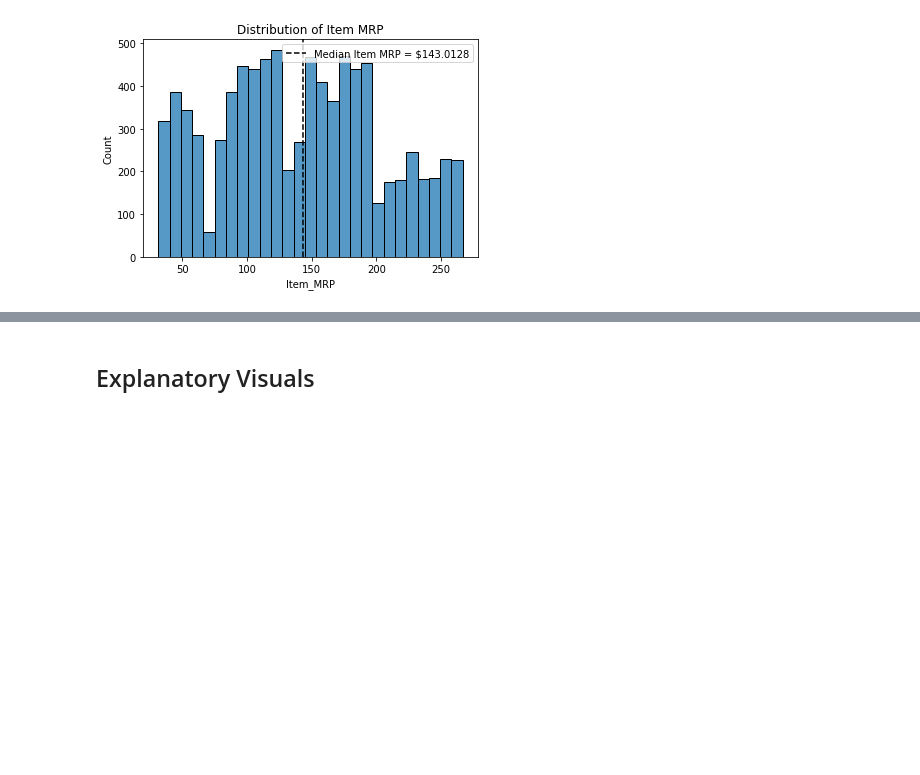
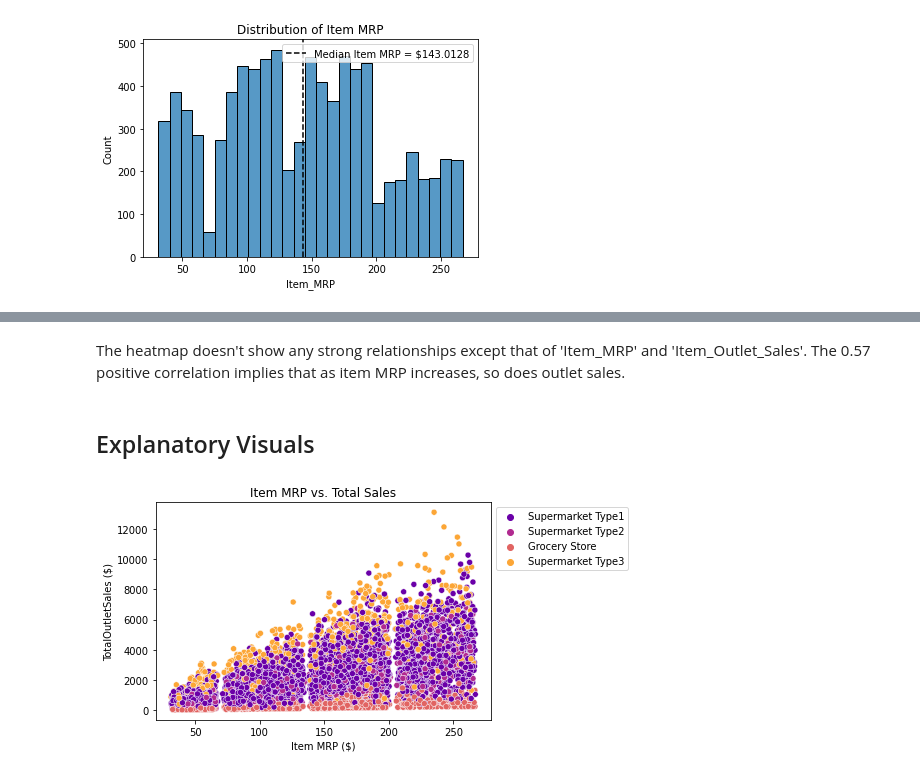
Before and after one commit to jakew4/Grocery-Sales-Prediction-Project, a Jupyter notebook: project1.ipynb, the cells around one changed output, grey strips where cells are left out. Saved outputs shown, nothing was run; the diff lists cells and outputs as text; code cells hidden in the pictures; blank space fills up the shorter version.

```diff
--- a/project1.ipynb
+++ b/project1.ipynb
@@ -262,2 +263,13 @@ sns.heatmap(corr, cmap = 'Greens', annot = True)
+# %% [markdown]
+The heatmap doesn't show any strong relationships except that of 'Item_MRP' and 'Item_Outlet_Sales'. The 0.57 positive correlation implies that as item MRP increases, so does outlet sales.
 # %% [markdown]
 ## Explanatory Visuals
+# %%
+# Construct scatterplot of Item_MRP and Sales
+ax = sns.scatterplot(data = df, x = 'Item_MRP', y = 'Item_Outlet_Sales', hue = 'Outlet_Type', palette = 'plasma')
+ax.set_title('Item MRP vs. Total Sales')
+ax.set_xlabel('Item MRP ($)')
+ax.set_ylabel('TotalOutletSales ($)')
+ax.legend(bbox_to_anchor = [1,1]);
+# %% [output]
+[figure, added]
```
Also changed, not shown: parts of 16 cells of this notebook.
